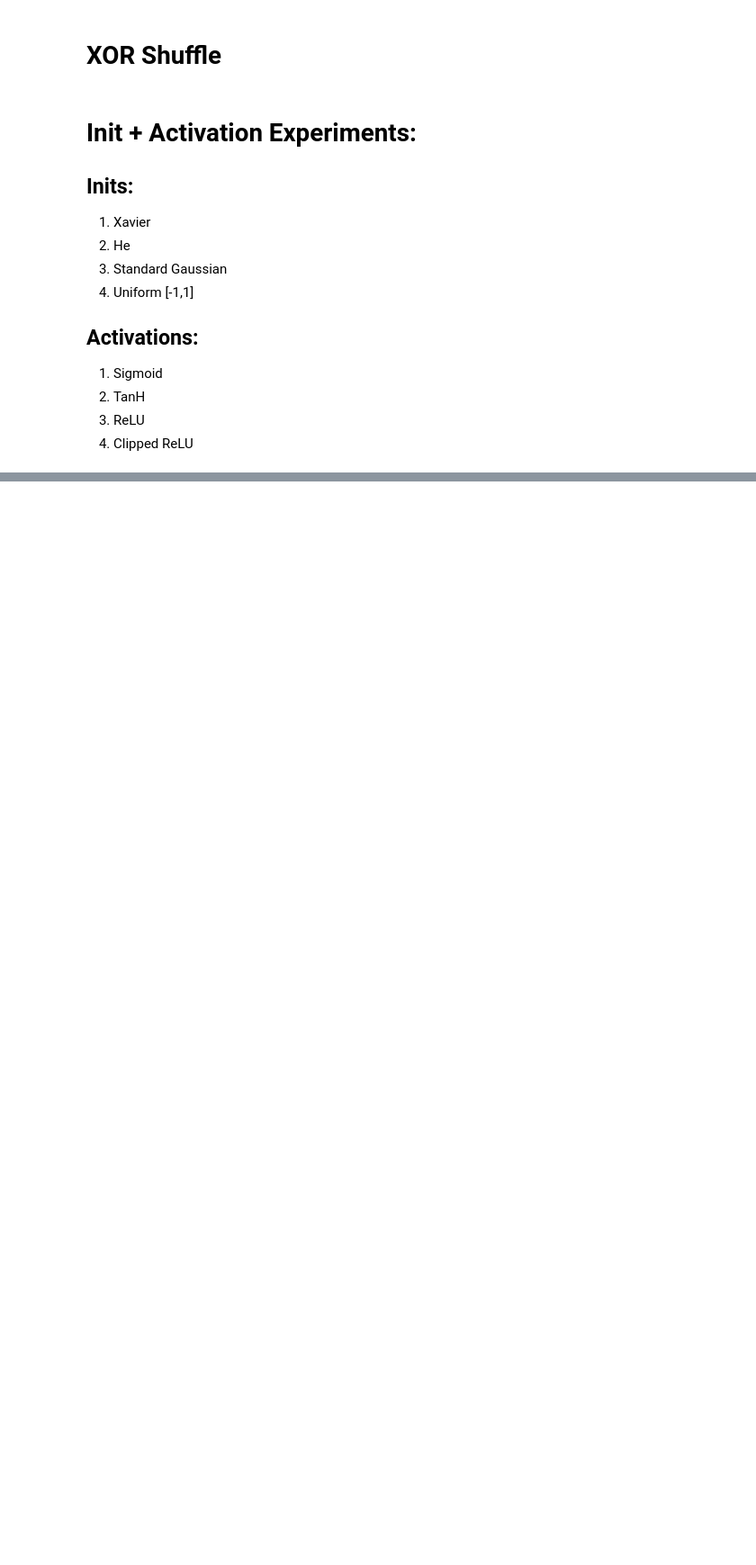
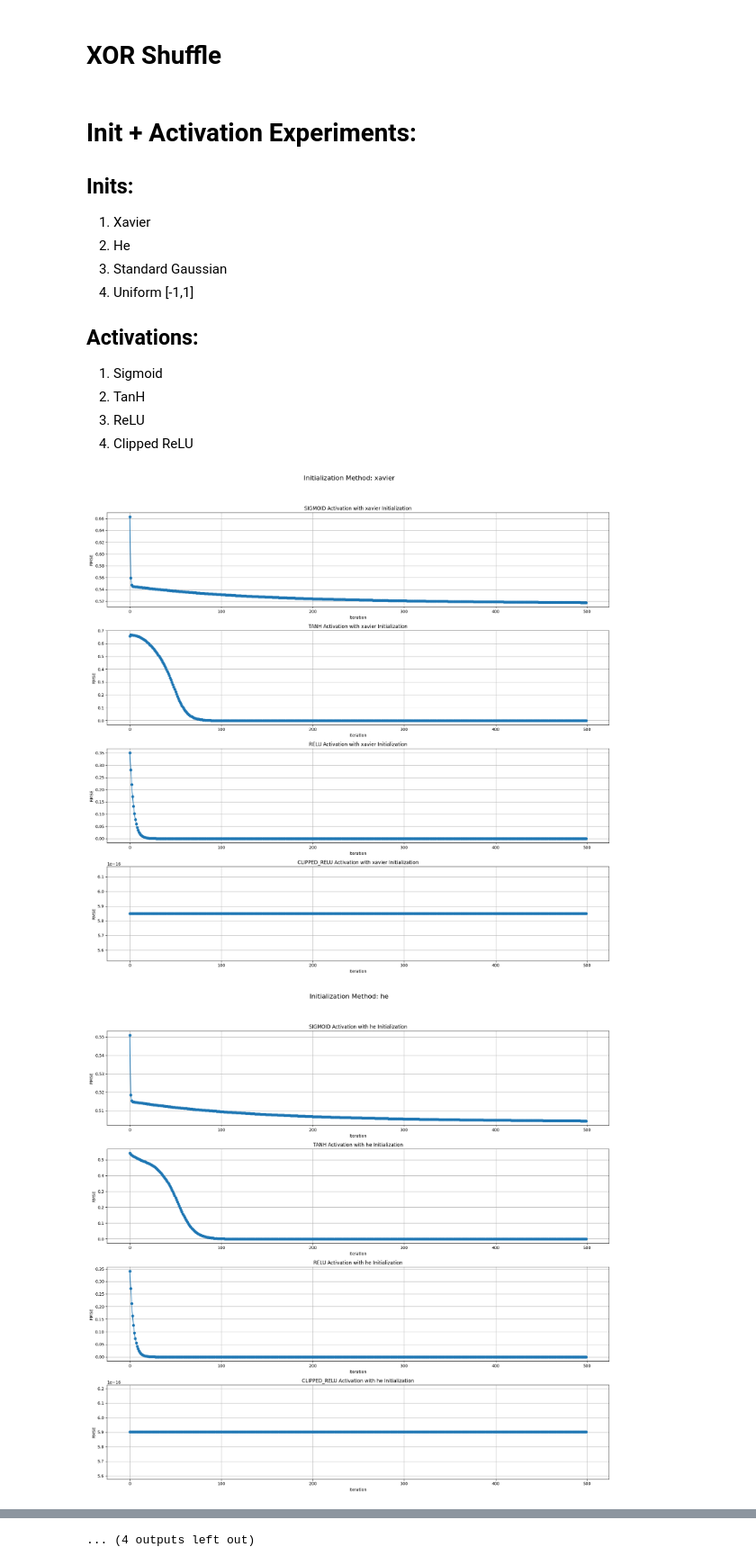
Before and after one commit to viraj-cz/predictive-coding, a Jupyter notebook: scripts/sigmoid_exp.ipynb, the cells around one changed output, grey strips where cells are left out. Shown at 90% size. Saved outputs shown, nothing was run; the diff lists cells and outputs as text; code cells hidden in the pictures; blank space fills up the shorter version.

Commit message:
sigmoid + clipped relu experiments

```diff
--- a/scripts/sigmoid_exp.ipynb
+++ b/scripts/sigmoid_exp.ipynb
@@ -49,3 +46,40 @@ out_data = out_data[indices]
 2) TanH
 3) ReLU
 4) Clipped ReLU
+# %%
+for _ in [0,1,2,3]:
+    inits = ["xavier", "he", "std_gaussian", "uniform"]
+    activations = ["SIGMOID", "TANH", "RELU", "CLIPPED_RELU"]
+
+    for init_method in inits:
+        fig, axs = plt.subplots(len(activations), 1, figsize=(18, 18))
+        fig.suptitle(f'Initialization Method: {init_method}', fontsize=16)
+
+        w, b = np_init.initializer(parameters["neurons"], init_method)
+        for j, act_type in enumerate(activations):
+            np.random.shuffle(indices)
+            in_data = in_data[indices]
+            out_data = out_data[indices]
+            err_arr = []
+            parameters["act_type"] = act_type
+            for _ in range(500):
+                np_learn.learn(in_data, out_data, w, b, parameters)
+                predicted = []
+                for data in in_data:
+                    pred = np_forward.predict(np.array(data), w, b, parameters["n_layers"], parameters["act_type"], parameters["alpha"])
+                    predicted.append(pred)
+
+                rmse = np_loss.RMS_error(out_data, np.array(predicted))
+                err_arr.append(rmse)
+
+            axs[j].plot(err_arr, marker='o', linestyle='-')
+            axs[j].set_title(f'{act_type} Activation with {init_method} Initialization')
+            axs[j].set_xlabel('Iteration')
+            axs[j].set_ylabel('RMSE')
+            axs[j].grid(True)
+
+        plt.tight_layout(rect=[0, 0.03, 1, 0.95])
+        plt.show()
+# %% [output]
+[figure, added]
+[figure, added]
@@ -51,0 +96 @@ out_data = out_data[indices]
+... (4 outputs left out)
```
Also changed, not shown: parts of 2 cells of this notebook, 3 other files.
